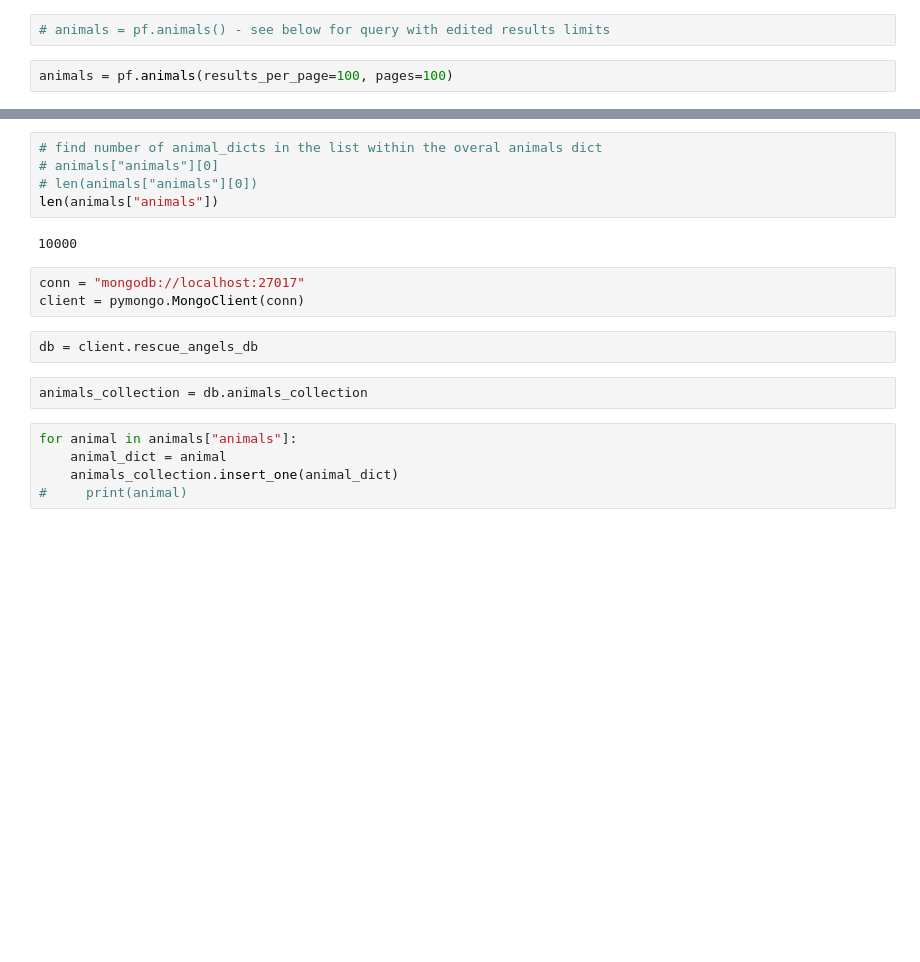
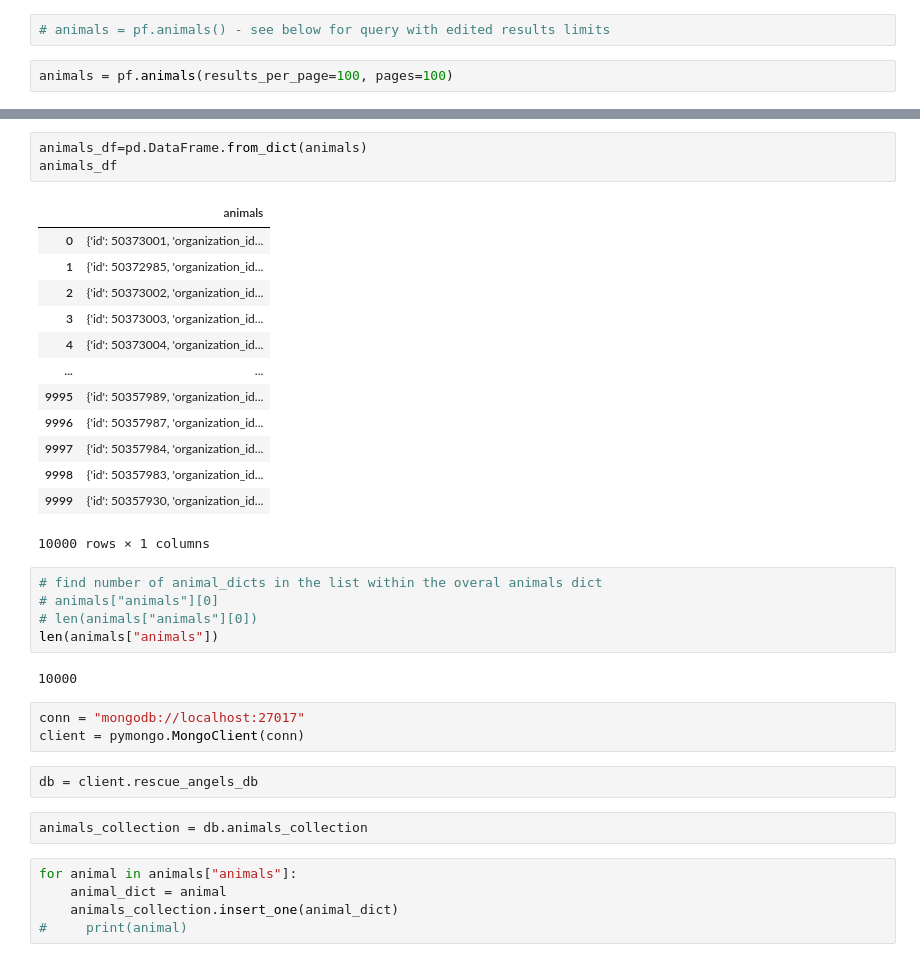
Before and after one commit to deepavadakan/Pet-Shelter-Adoption-Website, a Jupyter notebook: petpy_kl.ipynb, the cells around one changed output, grey strips where cells are left out. Saved outputs shown, nothing was run; the diff lists cells and outputs as text; blank space fills up the shorter version.

```diff
--- a/petpy_kl.ipynb
+++ b/petpy_kl.ipynb
@@ -34,3 +36,20 @@ animals
+# %%
+animals_df=pd.DataFrame.from_dict(animals)
+animals_df
+# %% [output]
+|  | animals |
+| 0 | {'id': 50373001, 'organization_id... |
+| 1 | {'id': 50372985, 'organization_id... |
+| 2 | {'id': 50373002, 'organization_id... |
+| 3 | {'id': 50373003, 'organization_id... |
+| 4 | {'id': 50373004, 'organization_id... |
+| ... | ... |
+| 9995 | {'id': 50357989, 'organization_id... |
+| 9996 | {'id': 50357987, 'organization_id... |
+| 9997 | {'id': 50357984, 'organization_id... |
+| 9998 | {'id': 50357983, 'organization_id... |
+| 9999 | {'id': 50357930, 'organization_id... |
+10000 rows × 1 columns
 # %%
 # find number of animal_dicts in the list within the overal animals dict
 # animals["animals"][0]
```
Also changed, not shown: parts of 18 cells of this notebook, 4 other files.
